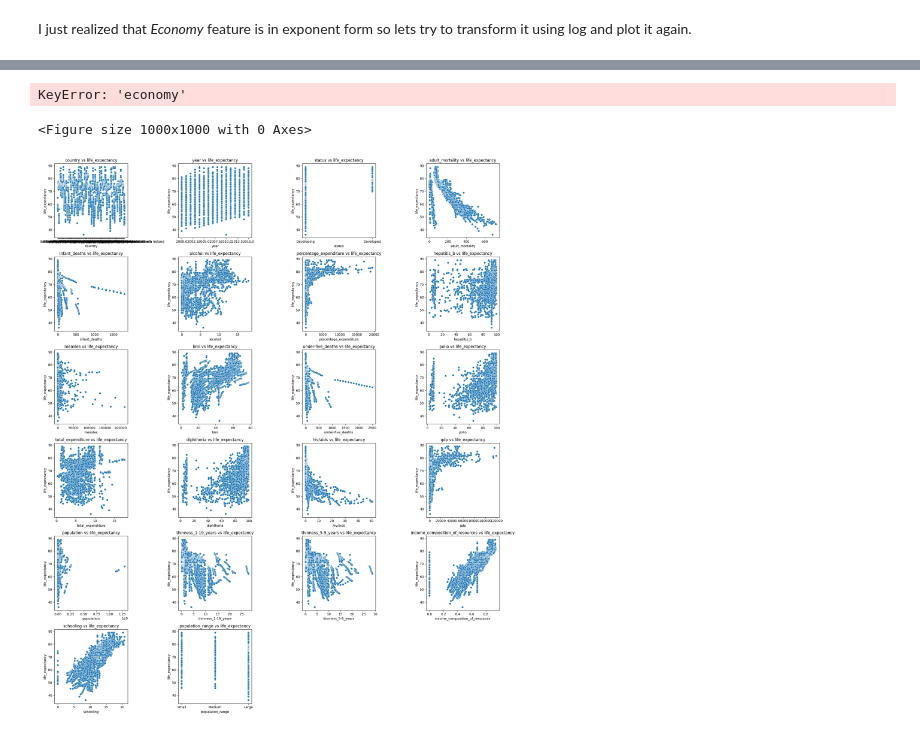
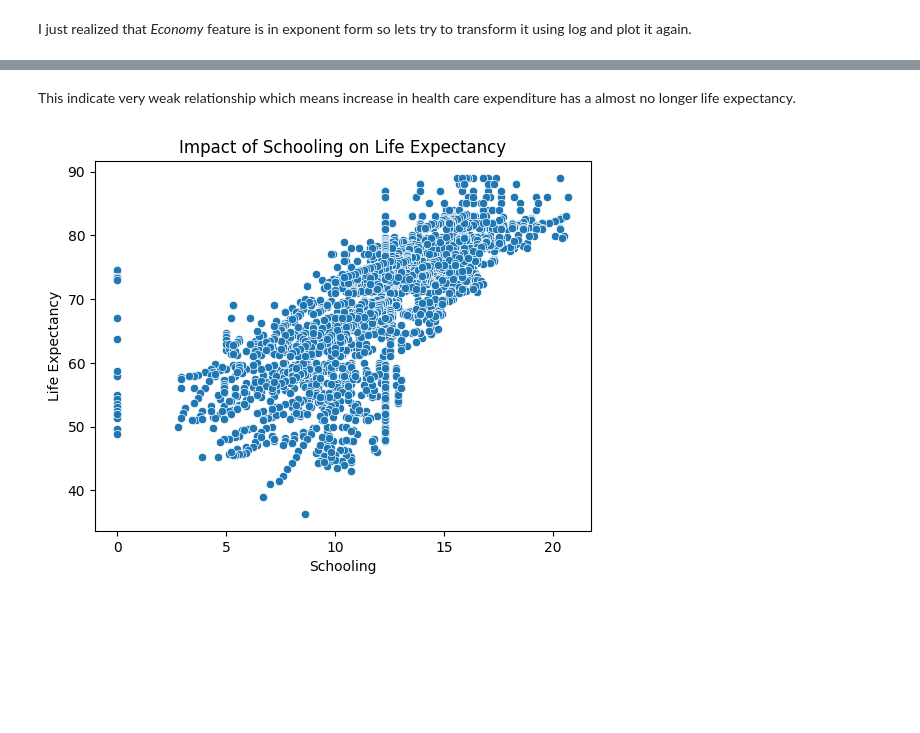
Before and after one commit to aayushbhurtel/MachineLearning, a Jupyter notebook: week_5_assignment.ipynb, the cells around one changed output, grey strips where cells are left out. Saved outputs shown, nothing was run; the diff lists cells and outputs as text; code cells hidden in the pictures; blank space fills up the shorter version.

```diff
--- a/week_5_assignment.ipynb
+++ b/week_5_assignment.ipynb
@@ -360,0 +445,4 @@ I just realized that *Economy* feature is in exponent form so lets try to transf
+# %%
+# Create a new column where life expectancy and expenditure is less than 65
+df['life_expectancy_less_than_65'] = df['life_expectancy'].apply(lambda x: x if x < 65 else None)
+df['percentage_expenditure_less_than_65'] = df['percentage_expenditure'].apply(lambda x: x if x < 65 else None)
@@ -361,37 +457,11 @@ I just realized that *Economy* feature is in exponent form so lets try to transf
+# %% [markdown]
+This indicate very weak relationship which means increase in health care expenditure has a almost no longer life expectancy.
 # %%
-plt.figure(figsize=(10, 10))
-sns.scatterplot(x=(df['life_expectancy']), y=np.log1p(df['economy']))
-plt.xlabel('life_expectancy')
-plt.ylabel('economy')
-plt.title('Scatter Plot of Economy vs Life Expectancy')
+# impact of schooling in life expectancy
+sns.scatterplot(x=df['schooling'], y=df['life_expectancy'])
+plt.xlabel('Schooling')
+plt.ylabel('Life Expectancy')
+plt.title('Impact of Schooling on Life Expectancy')
 plt.show()
 # %% [output]
-KeyError: 'economy'
-<Figure size 1000x1000 with 0 Axes>
+[figure, added]
-# %%
-def scatter_plots_grid(df, predictor, features):
-    n = len(features)
-    rows = (n // 4) + 1  # Arrange plots in a grid (4 per row)
-
-    fig, axes = plt.subplots(rows, 4, figsize=(20, rows * 4))  # Adjust figure size
-    axes = axes.flatten()  # Flatten axes for easy iteration
-
-    for i, feature in enumerate(features):
-        sns.scatterplot(x=df[feature], y=df[predictor], ax=axes[i])
-        axes[i].set_xlabel(feature)
-        axes[i].set_ylabel(predictor)
-        axes[i].set_title(f'{feature} vs {predictor}')
-
-    # Hide unused subplots
-    for j in range(i + 1, len(axes)):
-        fig.delaxes(axes[j])
-
-    plt.tight_layout()
-    plt.show()
-
-# Example Usage
-predictor = 'life_expectancy'  # Target variable
-
-scatter_plots_grid(df, predictor, features)
-# %% [output]
-[figure, removed]
```
Also changed, not shown: parts of 32 cells of this notebook.
